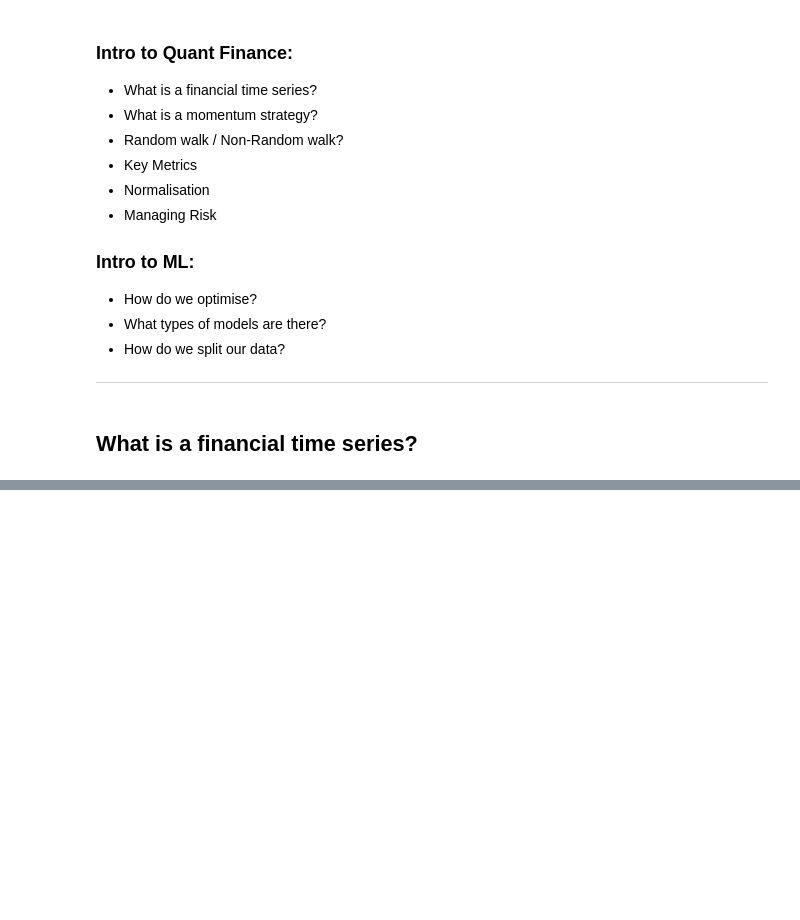
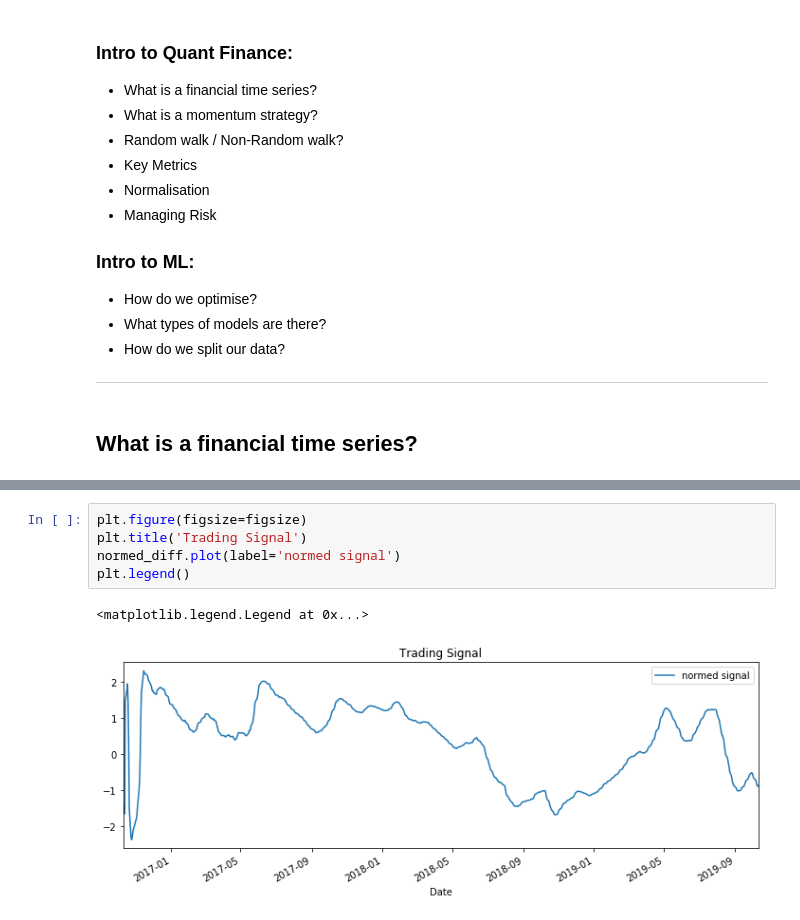
Before and after one commit to Joearrowsmith/Algothon_2019_Workshops, a Jupyter notebook: Introduction_to_Financial_Machine_Learning.ipynb, the cells around one changed output, grey strips where cells are left out. Saved outputs shown, nothing was run; the diff lists cells and outputs as text; blank space fills up the shorter version.

```diff
--- a/Introduction_to_Financial_Machine_Learning.ipynb
+++ b/Introduction_to_Financial_Machine_Learning.ipynb
@@ -30,0 +97,8 @@ import quandl
+# %%
+plt.figure(figsize=figsize)
+plt.title('Trading Signal')
+normed_diff.plot(label='normed signal')
+plt.legend()
+# %% [output]
+<matplotlib.legend.Legend at 0x...>
+[figure, added]
```
Also changed, not shown: parts of 18 cells of this notebook.
